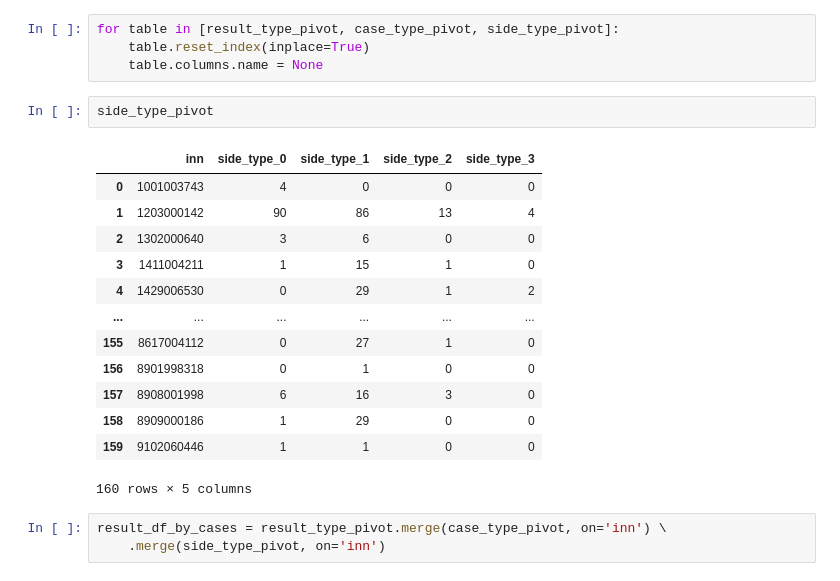
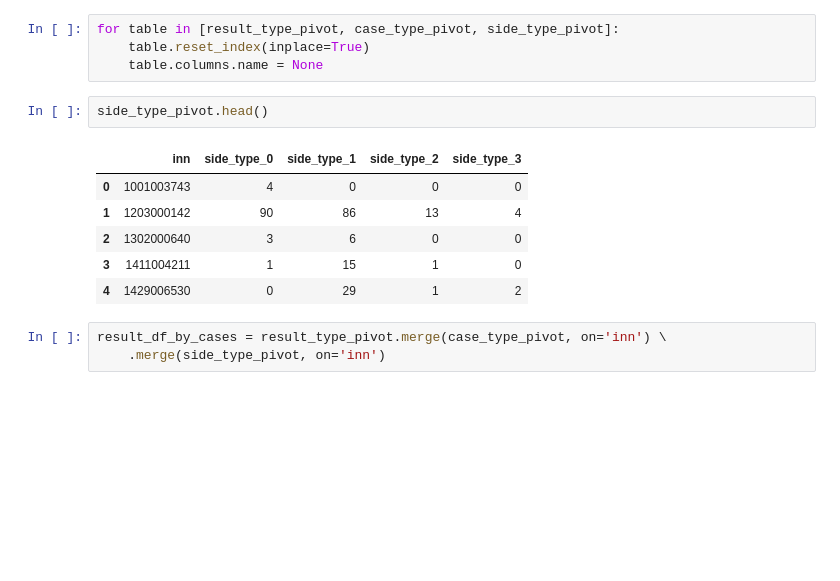
Before and after one commit to nidemidovich/bankruptcy_prediction, a Jupyter notebook: notebook.ipynb, the cells around one changed output. Saved outputs shown, nothing was run; the diff lists cells and outputs as text; blank space fills up the shorter version.

```diff
--- a/notebook.ipynb
+++ b/notebook.ipynb
@@ -233,21 +276,14 @@ for table in [result_type_pivot, case_type_pivot, side_type_pivot]:
     table.reset_index(inplace=True)
     table.columns.name = None
 # %%
-side_type_pivot
+side_type_pivot.head()
 # %% [output]
 |  | inn | side_type_0 | side_type_1 | side_type_2 | side_type_3 |
 | 0 | 1001003743 | 4 | 0 | 0 | 0 |
 | 1 | 1203000142 | 90 | 86 | 13 | 4 |
 | 2 | 1302000640 | 3 | 6 | 0 | 0 |
 | 3 | 1411004211 | 1 | 15 | 1 | 0 |
 | 4 | 1429006530 | 0 | 29 | 1 | 2 |
-| ... | ... | ... | ... | ... | ... |
-| 155 | 8617004112 | 0 | 27 | 1 | 0 |
-| 156 | 8901998318 | 0 | 1 | 0 | 0 |
-| 157 | 8908001998 | 6 | 16 | 3 | 0 |
-| 158 | 8909000186 | 1 | 29 | 0 | 0 |
-| 159 | 9102060446 | 1 | 1 | 0 | 0 |
-160 rows × 5 columns
 # %%
 result_df_by_cases = result_type_pivot.merge(case_type_pivot, on='inn') \
     .merge(side_type_pivot, on='inn')
```
Also changed, not shown: parts of 12 cells of this notebook.
